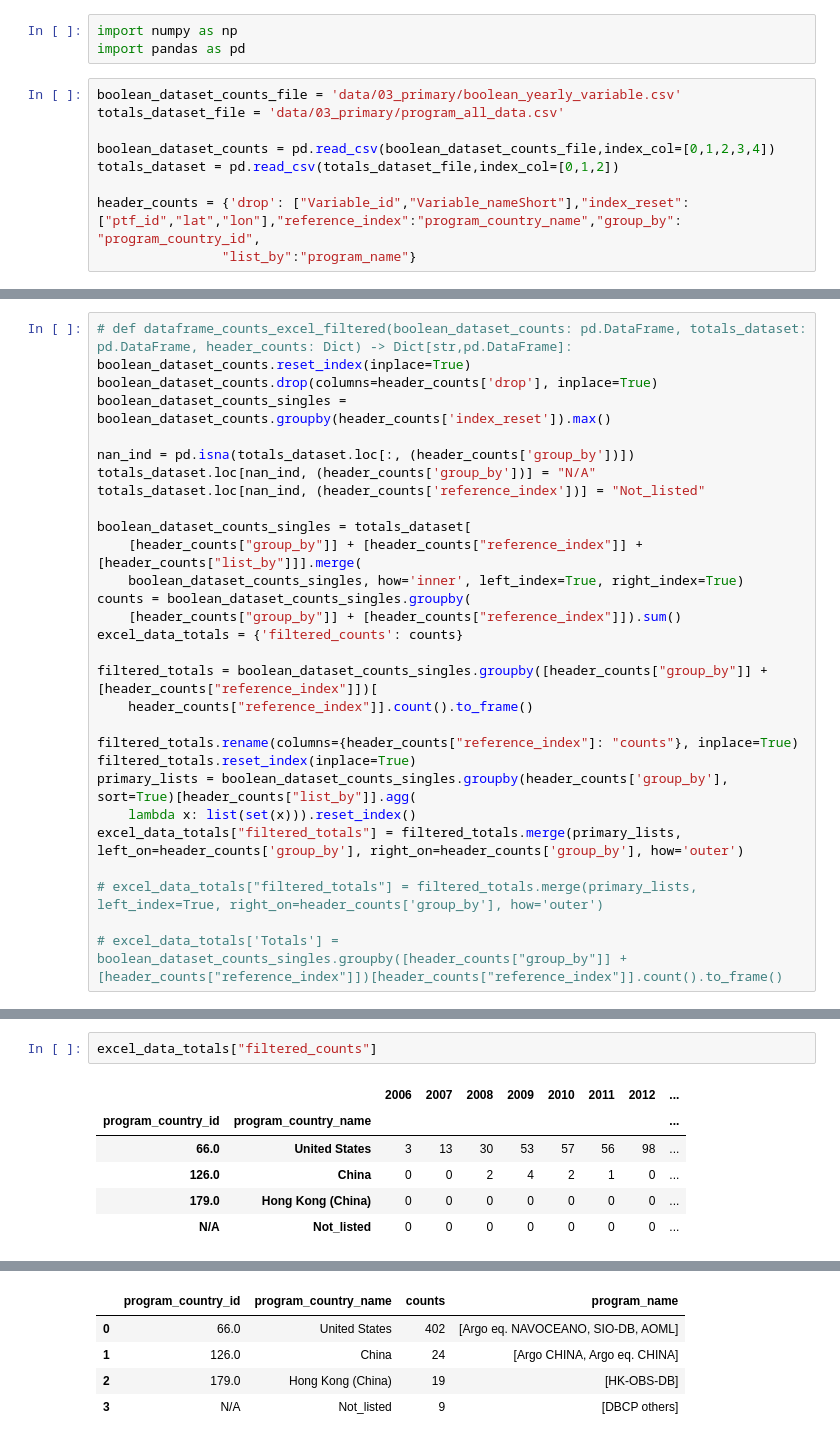
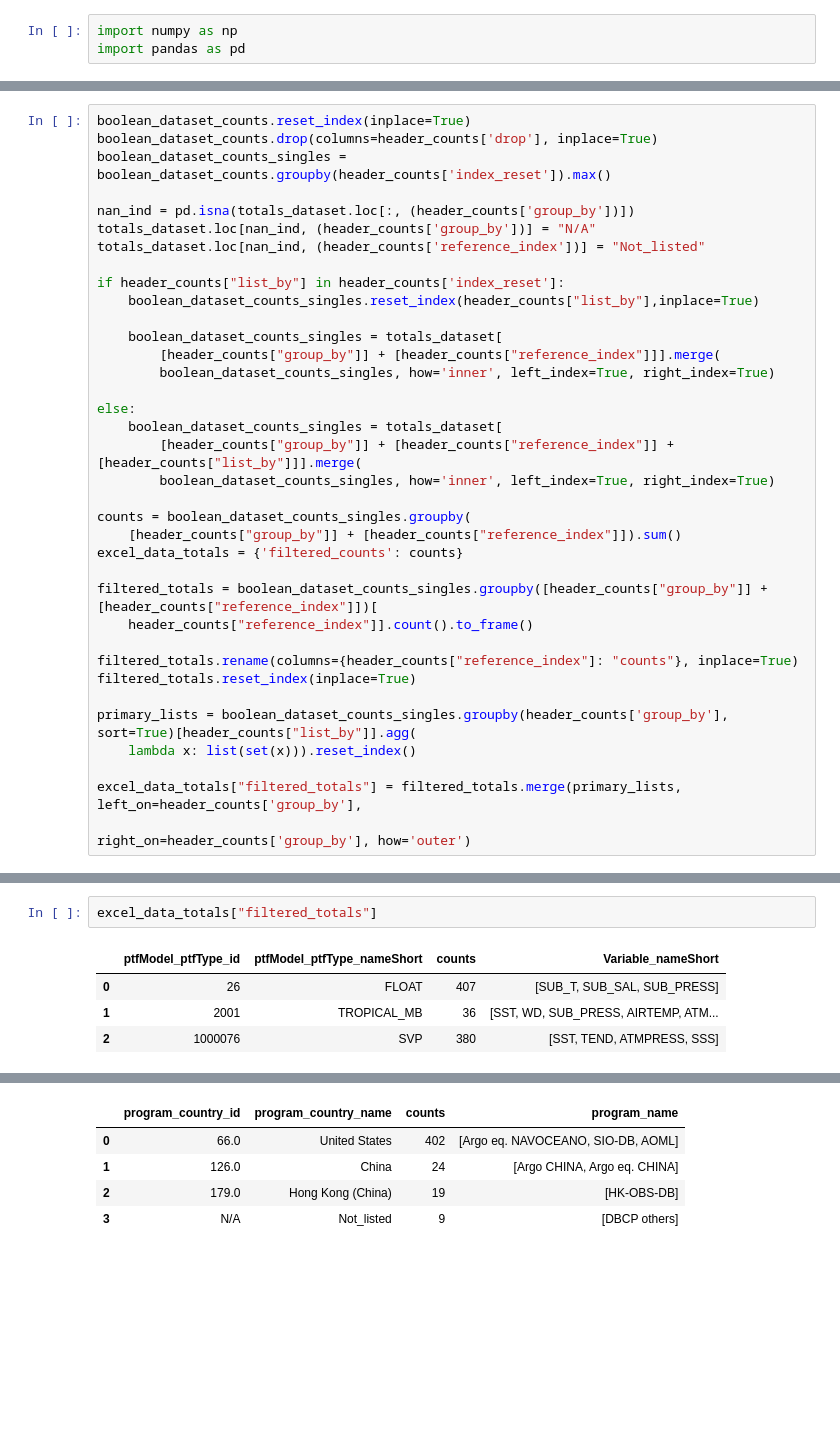
Before and after one commit to JesseBausell/meta_pipeline, a Jupyter notebook: Untitled.ipynb, the cells around one changed output, grey strips where cells are left out. Drawn from its saved outputs; the diff is of its cells as text; blank space fills up the shorter version.

```diff
--- a/Untitled.ipynb
+++ b/Untitled.ipynb
@@ -1,12 +1,3 @@
 # %%
 import numpy as np
 import pandas as pd
-# %%
-boolean_dataset_counts_file = 'data/03_primary/boolean_yearly_variable.csv'
-totals_dataset_file = 'data/03_primary/program_all_data.csv'
-
-boolean_dataset_counts = pd.read_csv(boolean_dataset_counts_file,index_col=[0,1,2,3,4])
-totals_dataset = pd.read_csv(totals_dataset_file,index_col=[0,1,2])
-
-header_counts = {'drop': ["Variable_id","Variable_nameShort"],"index_reset":["ptf_id","lat","lon"],"reference_index":"program_country_name","group_by": "program_country_id",
-                "list_by":"program_name"}
@@ -13,5 +132,4 @@ header_counts = {'drop': ["Variable_id","Variable_nameShort"],"index_reset":["pt
 # %%
-# def dataframe_counts_excel_filtered(boolean_dataset_counts: pd.DataFrame, totals_dataset: pd.DataFrame, header_counts: Dict) -> Dict[str,pd.DataFrame]:
 boolean_dataset_counts.reset_index(inplace=True)
 boolean_dataset_counts.drop(columns=header_counts['drop'], inplace=True)
 boolean_dataset_counts_singles = boolean_dataset_counts.groupby(header_counts['index_reset']).max()
@@ -20,9 +138,18 @@ nan_ind = pd.isna(totals_dataset.loc[:, (header_counts['group_by'])])
 totals_dataset.loc[nan_ind, (header_counts['group_by'])] = "N/A"
 totals_dataset.loc[nan_ind, (header_counts['reference_index'])] = "Not_listed"
 
-boolean_dataset_counts_singles = totals_dataset[
-    [header_counts["group_by"]] + [header_counts["reference_index"]] + [header_counts["list_by"]]].merge(
-    boolean_dataset_counts_singles, how='inner', left_index=True, right_index=True)
+if header_counts["list_by"] in header_counts['index_reset']:
+    boolean_dataset_counts_singles.reset_index(header_counts["list_by"],inplace=True)
+
+    boolean_dataset_counts_singles = totals_dataset[
+        [header_counts["group_by"]] + [header_counts["reference_index"]]].merge(
+        boolean_dataset_counts_singles, how='inner', left_index=True, right_index=True)
+
+else:
+    boolean_dataset_counts_singles = totals_dataset[
+        [header_counts["group_by"]] + [header_counts["reference_index"]] + [header_counts["list_by"]]].merge(
+        boolean_dataset_counts_singles, how='inner', left_index=True, right_index=True)
+
 counts = boolean_dataset_counts_singles.groupby(
     [header_counts["group_by"]] + [header_counts["reference_index"]]).sum()
 excel_data_totals = {'filtered_counts': counts}
@@ -32,10 +159,9 @@ filtered_totals = boolean_dataset_counts_singles.groupby([header_counts["group_b
 
 filtered_totals.rename(columns={header_counts["reference_index"]: "counts"}, inplace=True)
 filtered_totals.reset_index(inplace=True)
+
 primary_lists = boolean_dataset_counts_singles.groupby(header_counts['group_by'], sort=True)[header_counts["list_by"]].agg(
     lambda x: list(set(x))).reset_index()
-excel_data_totals["filtered_totals"] = filtered_totals.merge(primary_lists, left_on=header_counts['group_by'], right_on=header_counts['group_by'], how='outer')
 
-# excel_data_totals["filtered_totals"] = filtered_totals.merge(primary_lists, left_index=True, right_on=header_counts['group_by'], how='outer')
-
-# excel_data_totals['Totals'] = boolean_dataset_counts_singles.groupby([header_counts["group_by"]] + [header_counts["reference_index"]])[header_counts["reference_index"]].count().to_frame()
+excel_data_totals["filtered_totals"] = filtered_totals.merge(primary_lists, left_on=header_counts['group_by'],
+                                                             right_on=header_counts['group_by'], how='outer')
@@ -50,9 +168,7 @@ filtered_totals
 # %%
-excel_data_totals["filtered_counts"]
+excel_data_totals["filtered_totals"]
 # %% [output]
-|  |  | 2006 | 2007 | 2008 | 2009 | 2010 | 2011 | 2012 | ... |
-| program_country_id | program_country_name |  |  |  |  |  |  |  | ... |
-| 66.0 | United States | 3 | 13 | 30 | 53 | 57 | 56 | 98 | ... |
-| 126.0 | China | 0 | 0 | 2 | 4 | 2 | 1 | 0 | ... |
-| 179.0 | Hong Kong (China) | 0 | 0 | 0 | 0 | 0 | 0 | 0 | ... |
-| N/A | Not_listed | 0 | 0 | 0 | 0 | 0 | 0 | 0 | ... |
+|  | ptfModel_ptfType_id | ptfModel_ptfType_nameShort | counts | Variable_nameShort |
+| 0 | 26 | FLOAT | 407 | [SUB_T, SUB_SAL, SUB_PRESS] |
+| 1 | 2001 | TROPICAL_MB | 36 | [SST, WD, SUB_PRESS, AIRTEMP, ATM... |
+| 2 | 1000076 | SVP | 380 | [SST, TEND, ATMPRESS, SSS] |
```
Also changed, not shown: parts of 17 cells of this notebook, 6 other files.
